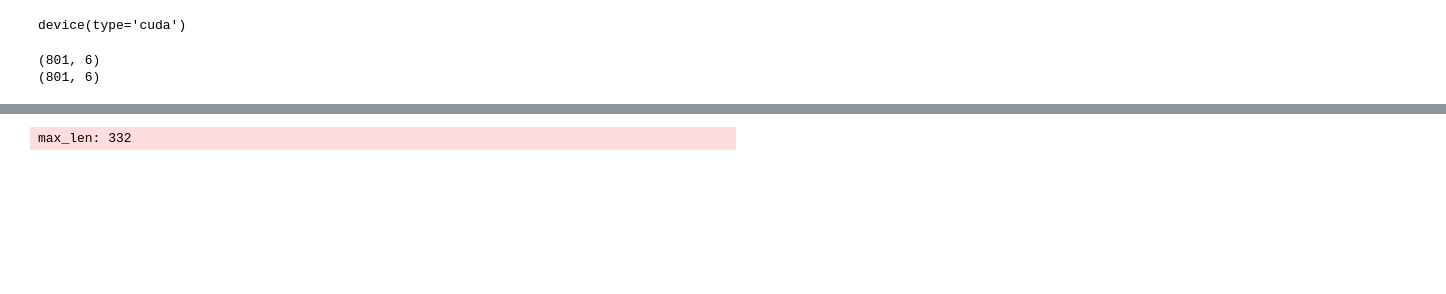
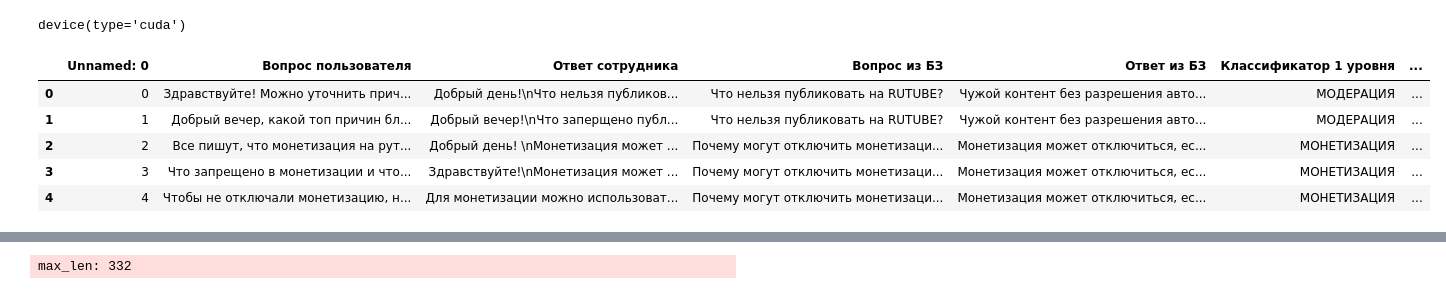
Before and after one commit to e0xextazy/cp-russia-2024, a Jupyter notebook: ml_experiments/train_encoder.ipynb, the cells around one changed output, grey strips where cells are left out. Drawn from its saved outputs; the diff is of its cells as text; code cells hidden in the pictures; blank space fills up the shorter version.

```diff
--- a/ml_experiments/train_encoder.ipynb
+++ b/ml_experiments/train_encoder.ipynb
@@ -113,14 +108,18 @@ def seed_everything(seed=42):
 
 
 seed_everything(seed=42)
-# %%
-train = pd.read_excel("../case/02_Реальные_кейсы.xlsx")
-print(train.shape)
-train = preprocess(train)
-print(train.shape)
-# %% [output]
-(801, 6)
-(801, 6)
+# %%
+train = pd.read_csv("../case/Aug_data (1).csv",
+                    sep="|").rename(columns={"q": "Вопрос пользователя"})
+train = preprocess(train)
+train.head()
+# %% [output]
+|  | Unnamed: 0 | Вопрос пользователя | Ответ сотрудника | Вопрос из БЗ | Ответ из БЗ | Классификатор 1 уровня | ... |
+| 0 | 0 | Здравствуйте! Можно уточнить прич... | Добрый день!\nЧто нельзя публиков... | Что нельзя публиковать на RUTUBE? | Чужой контент без разрешения авто... | МОДЕРАЦИЯ | ... |
+| 1 | 1 | Добрый вечер, какой топ причин бл... | Добрый вечер!\nЧто заперщено публ... | Что нельзя публиковать на RUTUBE? | Чужой контент без разрешения авто... | МОДЕРАЦИЯ | ... |
+| 2 | 2 | Все пишут, что монетизация на рут... | Добрый день! \nМонетизация может ... | Почему могут отключить монетизаци... | Монетизация может отключиться, ес... | МОНЕТИЗАЦИЯ | ... |
+| 3 | 3 | Что запрещено в монетизации и что... | Здравствуйте!\nМонетизация может ... | Почему могут отключить монетизаци... | Монетизация может отключиться, ес... | МОНЕТИЗАЦИЯ | ... |
+| 4 | 4 | Чтобы не отключали монетизацию, н... | Для монетизации можно использоват... | Почему могут отключить монетизаци... | Монетизация может отключиться, ес... | МОНЕТИЗАЦИЯ | ... |
 # %%
 class1_le = LabelEncoder()
 class2_le = LabelEncoder()
```
Also changed, not shown: parts of 10 cells of this notebook, 16 other files.
